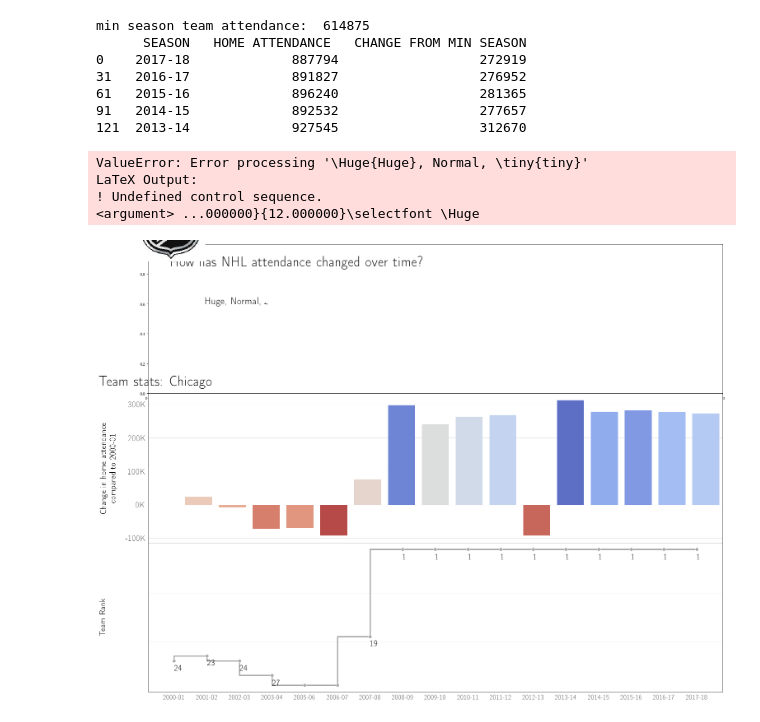
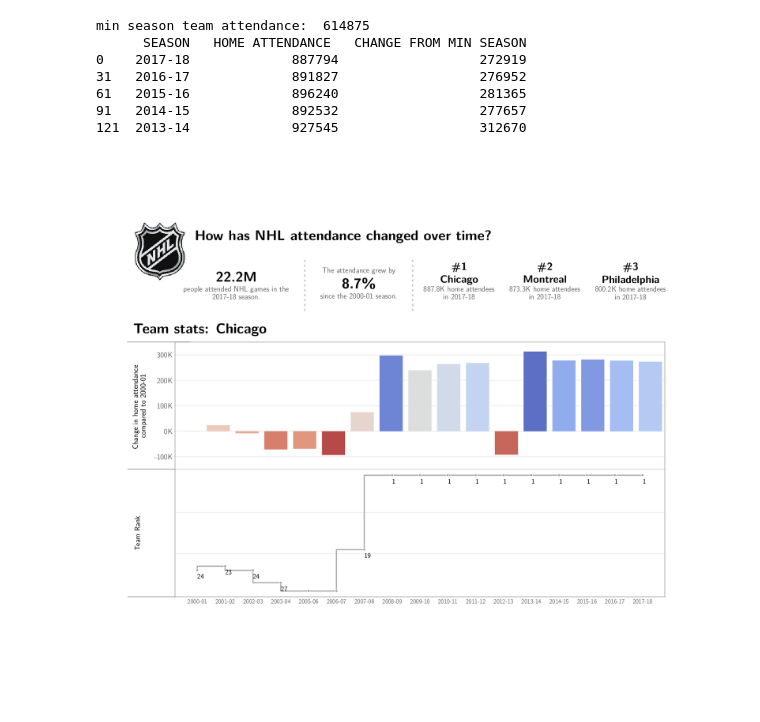
Before and after one commit to richhildebrand/makeover-monday-python, a Jupyter notebook: notebooks/2019 Week1 NHL Attendance/Team Dashboard/Team Dashboard.ipynb, the cells around one changed output. Cells and saved outputs as stored; diff of their text form; code cells hidden in the pictures; blank space fills up the shorter version.

Commit message:
finished team dashboard

```diff
--- a/notebooks/2019 Week1 NHL Attendance/Team Dashboard/Team Dashboard.ipynb
+++ b/notebooks/2019 Week1 NHL Attendance/Team Dashboard/Team Dashboard.ipynb
@@ -132,6 +132,8 @@ def format_bar_y(y):
 
 
 def draw_bar_graph(team_df, min_season, bar_ax):
+    bar_ax.set_ylim(-150000, 350000)
+
     hue = team_df['CHANGE FROM MIN SEASON']
     team_df = team_df.sort_values(by='SEASON', ascending=True)
     ax = sns.barplot(
@@ -171,49 +173,3 @@ def draw_line_graph(team_df, line_ax):
     ax.invert_yaxis()
 
     draw_marker_values(ax, team_df, 'RANK', 'SEASON')
-# %%
-fig, (header_ax, bar_ax, line_ax) = plt.subplots(nrows=3, figsize=(25,20), gridspec_kw={"height_ratios":[0.3, 0.3, 0.3]})
-fig.subplots_adjust(wspace=0, hspace=0)
-
-draw_bar_graph(team_df, min_season, bar_ax)
-draw_line_graph(team_df, line_ax)
-
-#Drawing - Header
-def add_image(image, size_ratio, x, y):
-    image = Image.open('./NHL_logo.png')
-    image = image.resize( [int(size_ratio * s) for s in image.size] )
-
-    image = np.array(image).astype(np.float) / 255
-    fig.figimage(image, x, y, zorder=0)
-
-def add_max_attendence(max_season_attendance, max_season, header_ax):
-    formatted_attendance = round(max_season_attendance / 1000000, 1)
-    text = r'\textbf{' + str(formatted_attendance) + 'M}'
-    text += '\npeople attended NHL games in the'
-    text += '\n' + max_season + ' season'
-    #header_ax.annotate(text, xy=(1, 1), xytext=(0.1, 0.6), size=40, color='black')
-
-    header_ax.annotate(r'\Huge{Huge}, Normal, \tiny{tiny}', xy=(1, 1), xytext=(0.1, 0.6))
-
-def draw_header(team_name, min_season_attendance, max_season_attendance, max_season, top_5_teams, header_ax):
-    add_image('./NHL_logo.png', 1.2, 100, 1075)
-    header_ax.annotate('How has NHL attendance changed over time?', xy=(1, 1), xytext=(0.04, 0.85), size=40, color='black', weight='bold')
-    header_ax.annotate('Team stats: ' + team_name, xy=(1, 1), xytext=(-0.085, 0.05), size=40, color='black', weight='bold')
-
-    add_max_attendence(max_season_attendance, max_season, header_ax)
-    #header_ax.axis('off')
-
-
-draw_header(team_name, min_season_attendance, max_season_attendance, max_season, top_5_teams, header_ax)
-
-#Save and show pdf
-file_name = 'team_dashboard.pdf'
-plt.savefig(file_name)
-matplotlib.pyplot.close(fig) #do not draw
-show_pdf(file_name)
-# %% [output]
-ValueError: Error processing '\Huge{Huge}, Normal, \tiny{tiny}'
-LaTeX Output:
-! Undefined control sequence.
-<argument> ...000000}{12.000000}\selectfont \Huge
-[figure, removed]
@@ -219,0 +241,29 @@ LaTeX Output:
+# %%
+fig, (header_ax, bar_ax, line_ax) = plt.subplots(nrows=3, figsize=(25,20), gridspec_kw={"height_ratios":[0.3, 0.3, 0.3]})
+fig.subplots_adjust(wspace=0, hspace=0)
+
+draw_bar_graph(team_df, min_season, bar_ax)
+draw_line_graph(team_df, line_ax)
+draw_header(team_name, min_season_attendance, max_season_attendance, max_season, top_5_teams, header_ax)
+
+plt.setp(bar_ax.spines.values(), color='#666666')
+plt.setp(line_ax.spines.values(), color='#666666')
+line_ax.spines['top'].set_visible(False)
+
+from matplotlib import lines
+def add_line(ax, x, y):
+    line = lines.Line2D(x, y, lw=1, color='#666666')
+    line.set_clip_on(False)
+    ax.add_line(line)
+
+add_line(line_ax, [-2.5, -0.8], [-0.47, -0.47])
+add_line(line_ax, [-2.5, -0.8], [30.4, 30.4])
+add_line(bar_ax, [-2.16, 0], [350000, 350000])
+
+#Save and show pdf
+file_name = 'team_dashboard.pdf'
+plt.savefig(file_name)
+matplotlib.pyplot.close(fig) #do not draw
+show_pdf(file_name)
+# %% [output]
+[figure, added]
```
Also changed, not shown: parts of 2 cells of this notebook, 4 other files.
